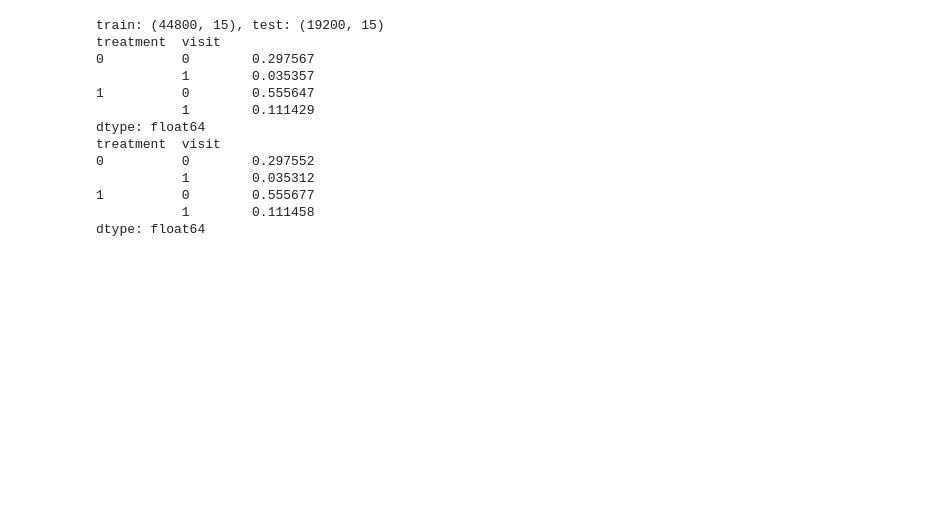
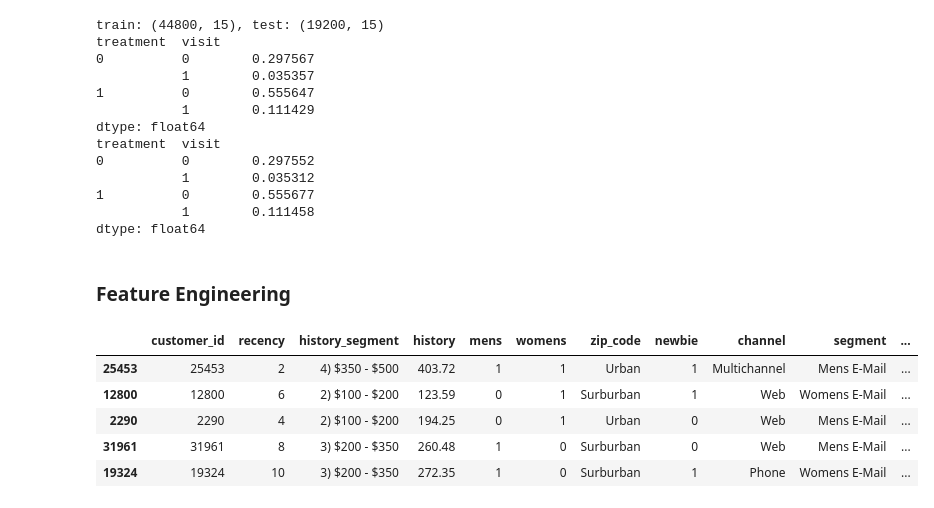
Before and after one commit to ChunLiuNY/hillstrom-uplift-model, a Jupyter notebook: uplift_modeling.ipynb, the cells around one changed output. Cells and saved outputs as stored; diff of their text form; code cells hidden in the pictures; blank space fills up the shorter version.

```diff
--- a/uplift_modeling.ipynb
+++ b/uplift_modeling.ipynb
@@ -326,3 +326,14 @@ treatment  visit
 1          0        0.555677
            1        0.111458
 dtype: float64
+# %% [markdown]
+### Feature Engineering
+# %%
+train_df.head()
+# %% [output]
+|  | customer_id | recency | history_segment | history | mens | womens | zip_code | newbie | channel | segment | ... |
+| 25453 | 25453 | 2 | 4) $350 - $500 | 403.72 | 1 | 1 | Urban | 1 | Multichannel | Mens E-Mail | ... |
+| 12800 | 12800 | 6 | 2) $100 - $200 | 123.59 | 0 | 1 | Surburban | 1 | Web | Womens E-Mail | ... |
+| 2290 | 2290 | 4 | 2) $100 - $200 | 194.25 | 0 | 1 | Urban | 0 | Web | Mens E-Mail | ... |
+| 31961 | 31961 | 8 | 3) $200 - $350 | 260.48 | 1 | 0 | Surburban | 0 | Web | Mens E-Mail | ... |
+| 19324 | 19324 | 10 | 3) $200 - $350 | 272.35 | 1 | 0 | Surburban | 1 | Phone | Womens E-Mail | ... |
```
Also changed, not shown: 1 other file.
